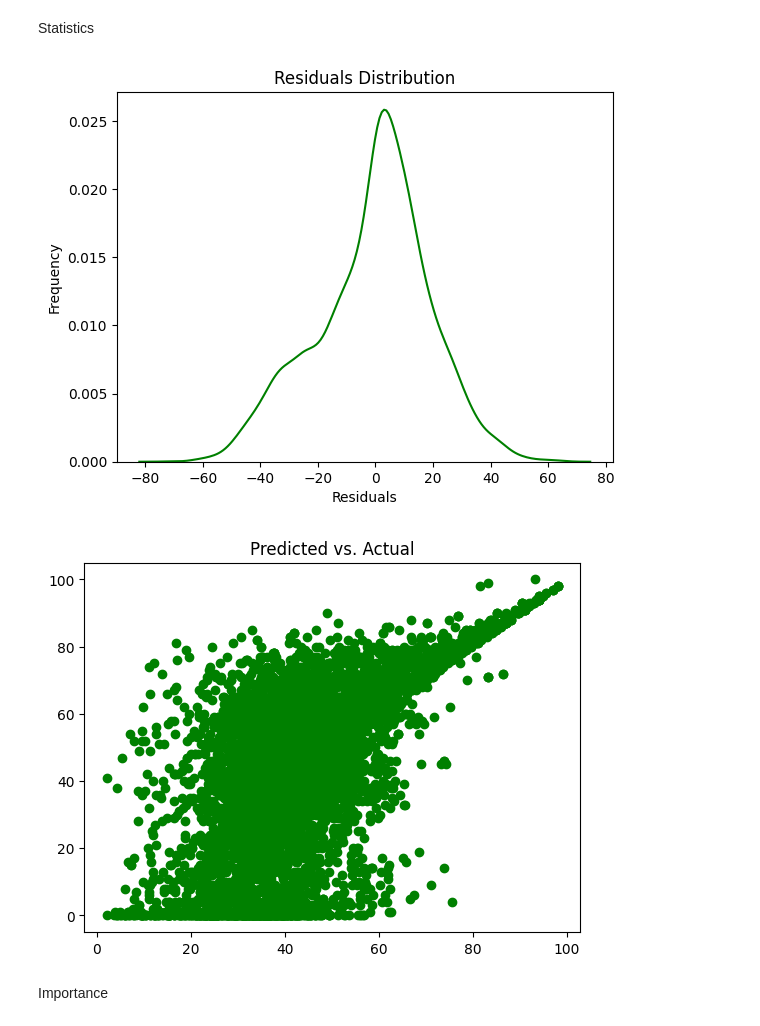
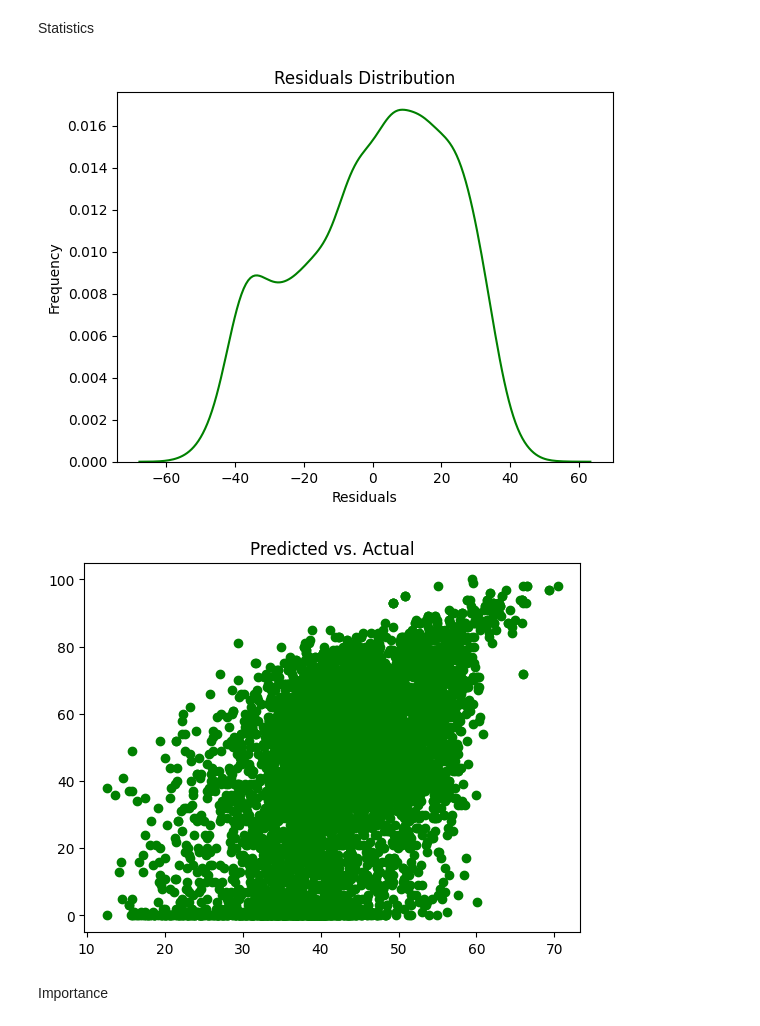
Before and after one commit to maggiecrowner/DS3001-Project, a Jupyter notebook: Project.ipynb, the cells around one changed output. Cells and saved outputs as stored; diff of their text form; code cells hidden in the pictures.

```diff
--- a/Project.ipynb
+++ b/Project.ipynb
@@ -273,7 +285,10 @@ Refitting
 # %%
 rf_model_best = RandomForestRegressor(
     n_estimators=150,
-    max_depth=None,
+    max_depth=10,
+    max_features = "sqrt",
+    min_samples_leaf = 1,
+    min_samples_split = 5,
     random_state=1
 )
 
@@ -303,0 +317,32 @@ print(R2)
+# %%
+from sklearn.metrics import mean_squared_error, r2_score
+
+# Predictions on training and testing datasets
+y_train_pred = rf_model_best.predict(X_train)
+y_test_pred = rf_model_best.predict(X_test)
+
+# Calculate statistics for training data
+SSE_train = sum((y_train - y_train_pred)**2)
+MSE_train = mean_squared_error(y_train, y_train_pred)
+RMSE_train = MSE_train**0.5
+R2_train = r2_score(y_train, y_train_pred)
+
+# Calculate statistics for testing data
+SSE_test = sum((y_test - y_test_pred)**2)
+MSE_test = mean_squared_error(y_test, y_test_pred)
+RMSE_test = MSE_test**0.5
+R2_test = r2_score(y_test, y_test_pred)
+
+# training data
+print("Training Statistics:")
+print("SSE (Train):", SSE_train)
+print("MSE (Train):", MSE_train)
+print("RMSE (Train):", RMSE_train)
+print("R² (Train):", R2_train)
+
+# testing data
+print("\nTesting Statistics:")
+print("SSE (Test):", SSE_test)
+print("MSE (Test):", MSE_test)
+print("RMSE (Test):", RMSE_test)
+print("R² (Test):", R2_test)
@@ -305,7 +362,7 @@ print(R2)
 Statistics
 # %%
 
-residuals = y_test - y_hat_best
+residuals = y_test - y_test_pred
 
 # residuals plot
 sns.kdeplot(residuals, color='green')
@@ -314,14 +371,14 @@ plt.xlabel('Residuals')
 plt.ylabel('Frequency')
 plt.show()
 # %% [output]
-[figure, old version]
+[figure, new version]
 # %%
 # true vs predicted
-plt.scatter(x=y_hat_best, y=y_test)
+plt.scatter(x=y_test_pred, y=y_test)
 plt.title('Predicted vs. Actual')
 plt.show()
 # %% [output]
-[figure, old version]
+[figure, new version]
 # %% [markdown]
 Importance
 # %%
```
Also changed, not shown: parts of 12 cells of this notebook.
